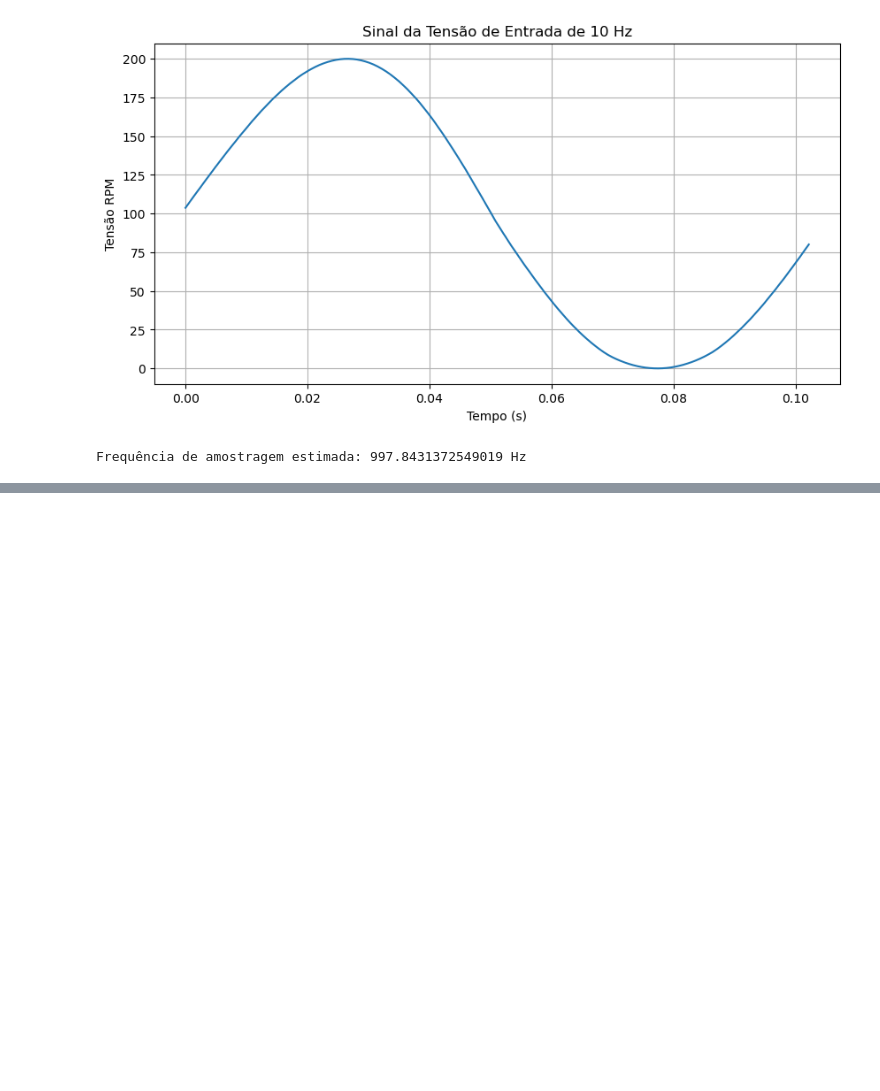
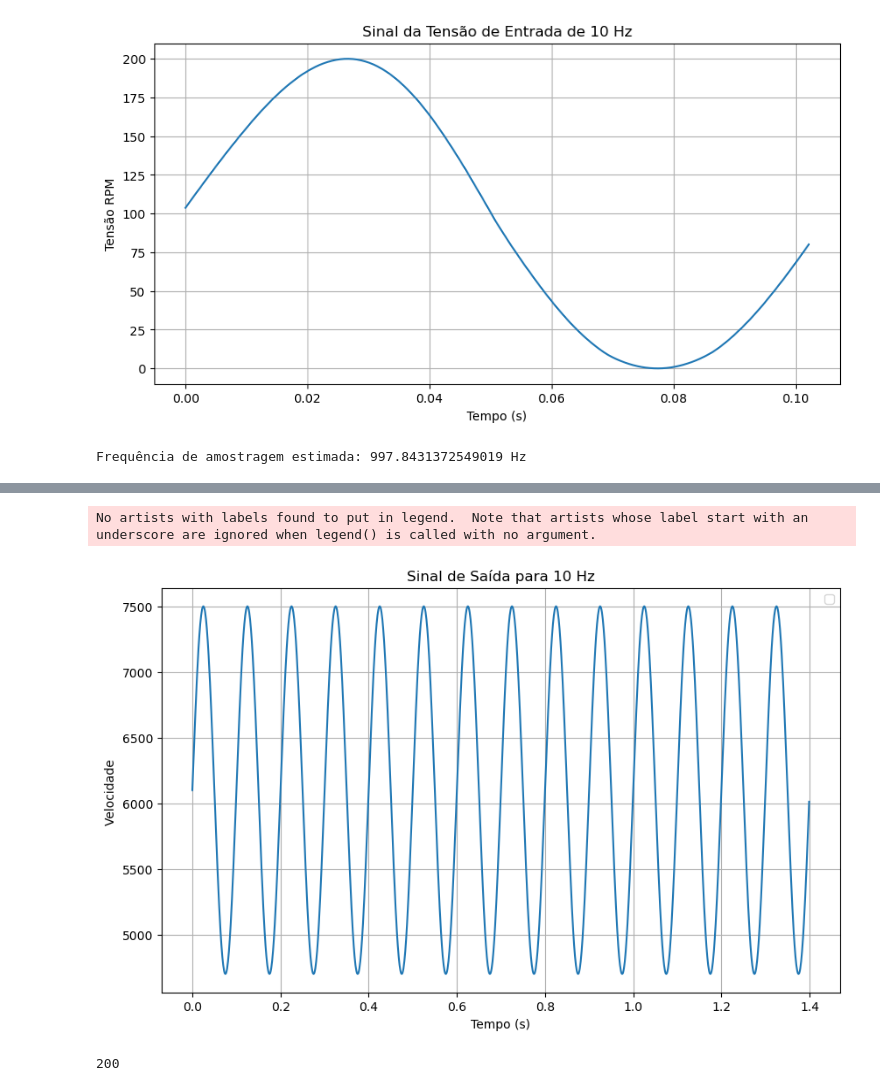
Before and after one commit to camillemotajf/lab_controle, a Jupyter notebook: plot_senoide copy.ipynb, the cells around one changed output, grey strips where cells are left out. Cells and saved outputs as stored; diff of their text form; code cells hidden in the pictures; blank space fills up the shorter version.

```diff
--- a/plot_senoide copy.ipynb
+++ b/plot_senoide copy.ipynb
@@ -101,0 +108,29 @@ plt.show()
+# %%
+import numpy as np
+import matplotlib.pyplot as plt
+
+# Parâmetros
+frequencia = 10  # Frequência da senoide em Hz
+fs = 1000  # Frequência de amostragem em Hz (número de amostras por segundo)
+duracao = 1.4  # Duração em segundos
+t = np.linspace(0, duracao, int(fs*duracao), endpoint=False)  # Vetor de tempo
+
+# Amplitude e deslocamento
+amplitude = (7500 - 4700) / 2  # Amplitude da variação
+deslocamento = (7500 + 4700)/ 2  # Deslocamento vertical
+
+# Gerando a senoide deslocada
+senoide = amplitude * np.sin(2 * np.pi * frequencia * t) + deslocamento
+
+# Plotando a senoide
+plt.figure(figsize=(10, 6))
+plt.plot(t, senoide)
+plt.title('Sinal de Saída para 10 Hz')
+plt.xlabel('Tempo (s)')
+plt.ylabel('Velocidade ')
+plt.legend()
+plt.grid(True)
+plt.show()
+# %% [output]
+No artists with labels found to put in legend.  Note that artists whose label start with an underscore are ignored when legend() is called with no argument.
+[figure, added]
@@ -101,0 +162,5 @@ plt.show()
+# %%
+filtro = (t[t >= 0.2].dropna()).index[0]
+print(filtro)
+# %% [output]
+200
```
Also changed, not shown: parts of 6 cells of this notebook, 12 other files.
